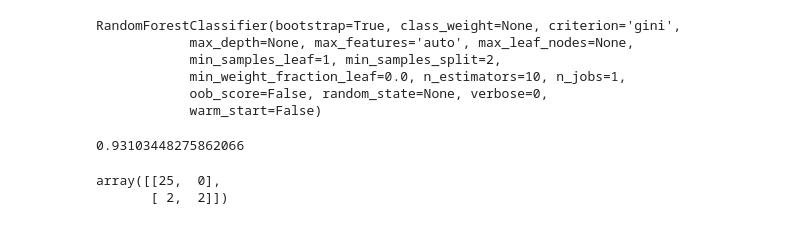
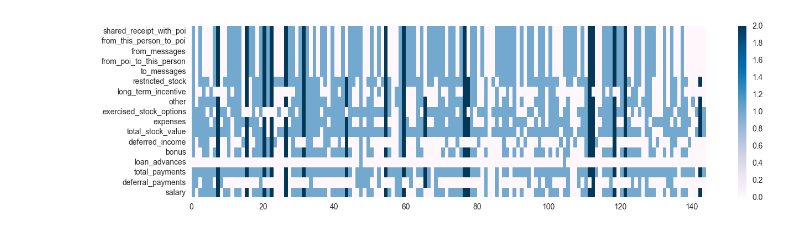
Before and after one commit to tindandelion/enron-classifier, a Jupyter notebook: enron_classifier.ipynb, the cells around one changed output. Cells and saved outputs as stored; diff of their text form; code cells hidden in the pictures.

```diff
--- a/enron_classifier.ipynb
+++ b/enron_classifier.ipynb
@@ -18,13 +18,17 @@ financial_features =  ['salary', 'deferral_payments', 'total_payments',
                        'exercised_stock_options', 'other', 'long_term_incentive',
                        'restricted_stock', 'director_fees']
 
+financial_features.remove('restricted_stock_deferred')
+financial_features.remove('director_fees')
+
 email_features =  ['to_messages', 'email_address', 'from_poi_to_this_person',
                    'from_messages', 'from_this_person_to_poi', 'shared_receipt_with_poi']
 
-label = ['poi']
+label = 'poi'
 
 feature_names = financial_features + email_features
 feature_names.remove('email_address')
 
 data = pd.read_csv('enron_employees.csv', na_values='NaN')
+data = data[data.full_name != 'LAY KENNETH L']
 # %%
@@ -39,10 +47,14 @@ Total number:           145
 # %%
-data_presence = np.logical_not(np.isnan(data.as_matrix(feature_names))).T
-plt.figure(figsize=(15, 6))
-g = plt.pcolormesh(data_presence, cmap='GnBu')
-plt.xlim(0, data_presence.shape[1])
-plt.ylim(0, data_presence.shape[0])
-plt.colorbar()
+def plot_data_presence_map(data):
+    data_presence = np.logical_not(np.isnan(data.as_matrix(feature_names))).T.astype(float)
+    poi_marker = data.poi.as_matrix().astype(float) + 1
+    data_presence = data_presence * poi_marker
 
-g.axes.set_yticks(np.arange(len(feature_names)) + 0.5)
-g.axes.set_yticklabels(feature_names);
+    plt.figure(figsize=(15, 4))
+    g = plt.pcolormesh(data_presence, cmap='PuBu')
+    plt.xlim(0, data_presence.shape[1])
+    plt.ylim(0, data_presence.shape[0])
+    plt.colorbar()
+
+    g.axes.set_yticks(np.arange(len(feature_names)) + 0.5)
+    g.axes.set_yticklabels(feature_names);
@@ -58,18 +60,0 @@ features_train_imp = imputer.fit_transform(features_train)
-# %%
-from sklearn.ensemble import RandomForestClassifier
-clf = RandomForestClassifier()
-clf.fit(features_train_imp, labels_train)
-# %% [output]
-RandomForestClassifier(bootstrap=True, class_weight=None, criterion='gini',
-            max_depth=None, max_features='auto', max_leaf_nodes=None,
-            min_samples_leaf=1, min_samples_split=2,
-            min_weight_fraction_leaf=0.0, n_estimators=10, n_jobs=1,
-            oob_score=False, random_state=None, verbose=0,
-            warm_start=False)
-# %%
-from sklearn.metrics import accuracy_score
-
-features_test_imp = imputer.transform(features_test)
-accuracy_score(labels_test, clf.predict(features_test_imp))
-# %% [output]
-0.93103448275862066
@@ -78,5 +61,4 @@ from sklearn.metrics import confusion_matrix
-# %%
-confusion_matrix(labels_test, clf.predict(features_test_imp))
-# %% [output]
-array([[25,  0],
-       [ 2,  2]])
+# %%
+plot_data_presence_map(data)
+# %% [output]
+[figure, added]
```
Also changed, not shown: parts of 8 cells of this notebook.
